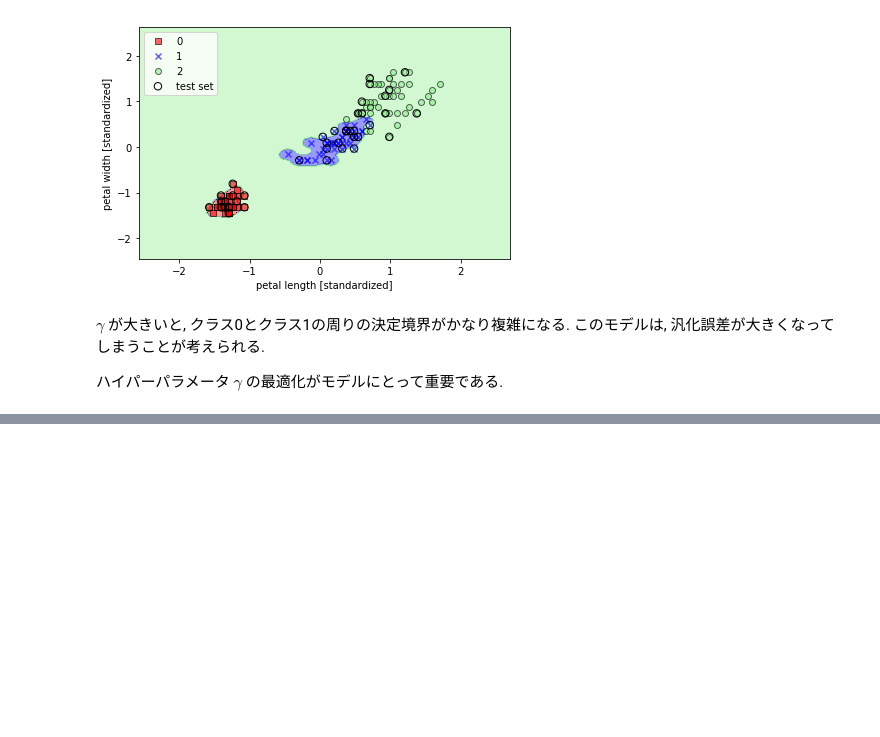
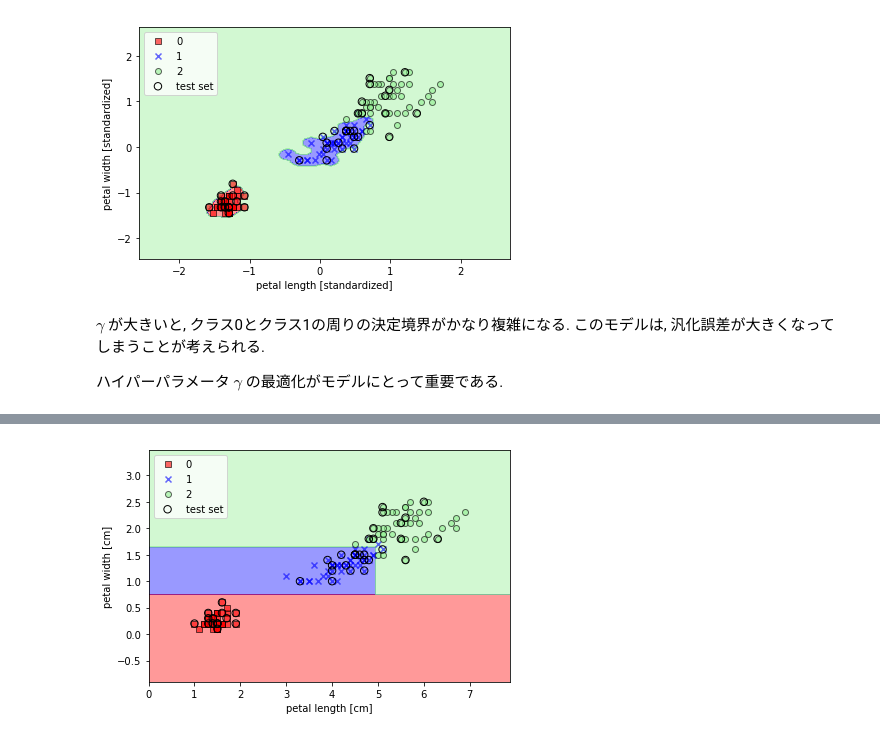
Before and after one commit to taq225/py_ML_book, a Jupyter notebook: Ch3.ipynb, the cells around one changed output, grey strips where cells are left out. Drawn from its saved outputs; the diff is of its cells as text; code cells hidden in the pictures; blank space fills up the shorter version.

```diff
--- a/Ch3.ipynb
+++ b/Ch3.ipynb
@@ -684,0 +785,19 @@ $\gamma$ が大きいと, クラス0とクラス1の周りの決定境界がか
+# %%
+from sklearn.tree import DecisionTreeClassifier
+
+tree = DecisionTreeClassifier(criterion='entropy', max_depth=3, random_state=0)
+tree.fit(X_train, y_train)
+
+X_combined = np.vstack((X_train, X_test))
+y_combined = np.hstack((y_train, y_test))
+plot_decision_regions(X_combined, y_combined,
+                      classifier=tree, test_idx=range(105, 150))
+
+plt.xlabel('petal length [cm]')
+plt.ylabel('petal width [cm]')
+plt.legend(loc='upper left')
+plt.tight_layout()
+# plt.savefig('./figures/decision_tree_decision.png', dpi=300)
+plt.show()
+# %% [output]
+[figure, added]
```
Also changed, not shown: parts of 12 cells of this notebook.
